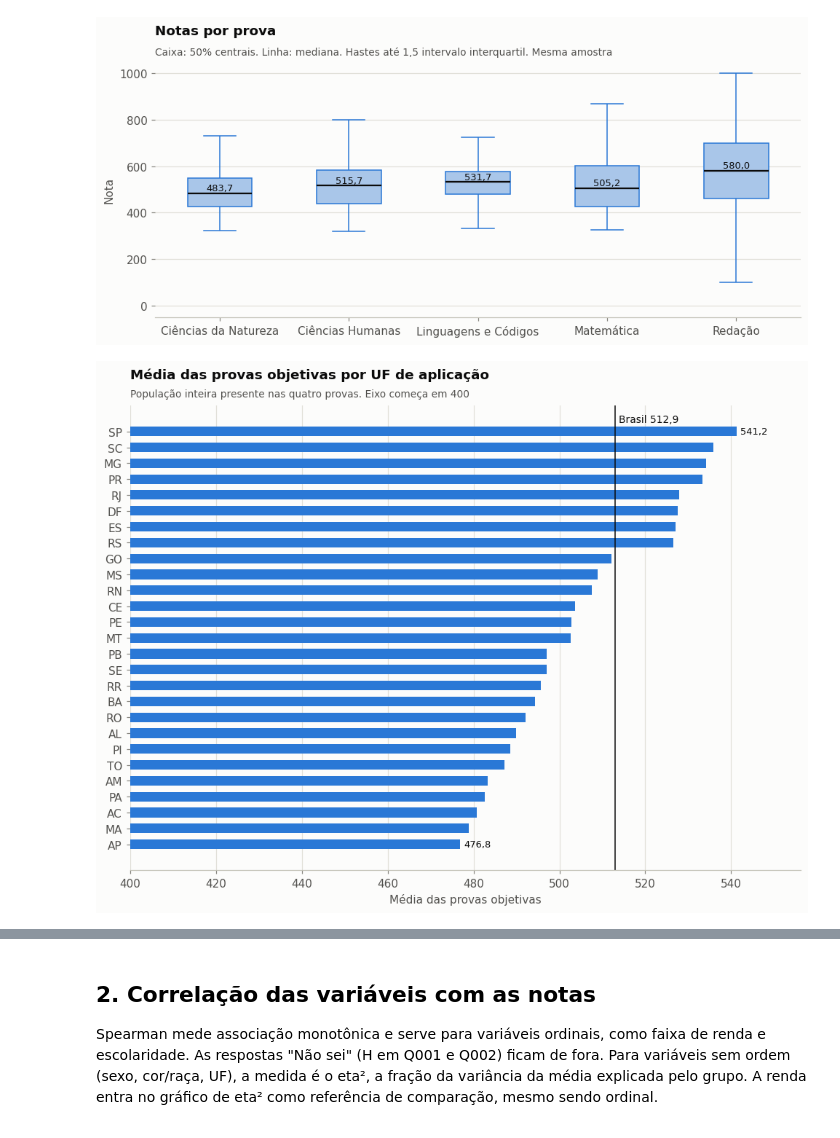
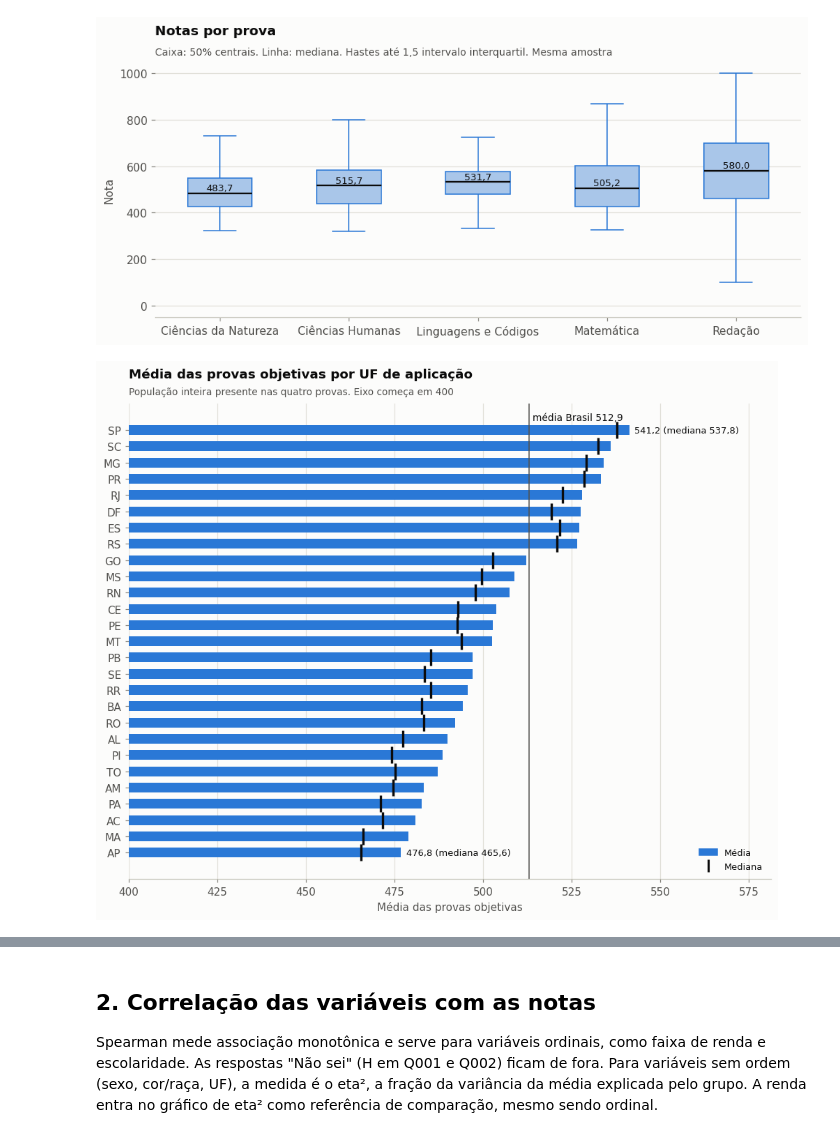
Before and after one commit to RCHRDYv/Teste-Analista-de-Dados-SX, a Jupyter notebook: notebooks/analise_enem_2020.ipynb, the cells around one changed output, grey strips where cells are left out. Cells and saved outputs as stored; diff of their text form; code cells hidden in the pictures.

```diff
--- a/notebooks/analise_enem_2020.ipynb
+++ b/notebooks/analise_enem_2020.ipynb
@@ -111,3 +160,21 @@ amostra = consultar("""
 print(f"Amostra: {len(amostra):,} participantes presentes nas quatro provas")
 # %% [output]
 Amostra: 258,587 participantes presentes nas quatro provas
+# %%
+# Base completa dos presentes nas quatro provas, com os atributos usados nos
+# agrupamentos. Média e mediana por grupo saem desta mesma base.
+base = consultar_grande("""
+    SELECT CAST(f.nu_media_objetivas AS DOUBLE) AS media, f.tp_status_redacao,
+           p.tp_faixa_etaria, p.ds_faixa_etaria, p.ds_sexo, p.ds_cor_raca, p.ds_escola,
+           e.ds_dependencia_adm_esc, l.sg_uf_prova, q.q002, q.q006, q.q024, q.q025
+    FROM fato_participacao f
+    JOIN dim_perfil p ON p.sk_perfil = f.sk_perfil
+    JOIN dim_escola e ON e.sk_escola = f.sk_escola
+    JOIN dim_local_prova l ON l.sk_local_prova = f.sk_local_prova
+    JOIN dim_questionario q ON q.nu_inscricao = f.nu_inscricao
+    WHERE f.nu_media_objetivas IS NOT NULL
+""")
+for coluna in base.columns.drop("media"):
+    base[coluna] = base[coluna].astype("category")
+geral = base["media"].mean()
+print(f"Base completa: {len(base):,} participantes. Média {geral:.2f}, mediana {base['media'].median():.2f}")
@@ -147,26 +221,22 @@ salvar(fig, "02_notas_por_prova")
 # %% [output]
 [figure]
 # %%
-por_uf = consultar("""
-    SELECT l.sg_uf_prova AS uf, COUNT(*) AS participantes, AVG(f.nu_media_objetivas) AS media
-    FROM fato_participacao f JOIN dim_local_prova l ON l.sk_local_prova = f.sk_local_prova
-    WHERE f.nu_media_objetivas IS NOT NULL
-    GROUP BY l.sg_uf_prova ORDER BY media
-""")
-geral = consultar("SELECT AVG(nu_media_objetivas) AS media FROM fato_participacao")["media"].iloc[0]
-fig, ax = plt.subplots(figsize=(9, 7))
-ax.barh(por_uf["uf"], por_uf["media"] - 400, left=400, color=AZUL, height=0.6)
-ax.axvline(geral, color=TINTA, linewidth=1)
-ax.text(geral + 1, len(por_uf) - 0.4, f"Brasil {num(geral)}", fontsize=9, color=TINTA)
-for i, (uf, media) in enumerate(zip(por_uf["uf"], por_uf["media"])):
+por_uf = agregar(base, "sg_uf_prova").sort_values("media")
+fig, ax = plt.subplots(figsize=(9, 7.4))
+barras_com_mediana(ax, por_uf["sg_uf_prova"].astype(str), por_uf["media"], por_uf["mediana"])
+ax.axvline(geral, color=TINTA_SECUNDARIA, linewidth=1)
+ax.text(geral + 1, len(por_uf) - 0.4, f"média Brasil {num(geral)}", fontsize=9, color=TINTA)
+for i, (media, mediana_uf) in enumerate(zip(por_uf["media"], por_uf["mediana"])):
     if i in (0, len(por_uf) - 1):
-        ax.text(media + 1, i, num(media), va="center", fontsize=8.5, color=TINTA)
-ax.set_xlim(400, por_uf["media"].max() + 15)
+        ax.text(max(media, mediana_uf) + 1.5, i, f"{num(media)} (mediana {num(mediana_uf)})",
+                va="center", fontsize=8.5, color=TINTA)
+ax.set_xlim(400, por_uf["media"].max() + 40)
+ax.legend(handles=LEGENDA_BARRAS, loc="lower right", fontsize=8.5)
 ax.grid(axis="x"); ax.grid(axis="y", visible=False)
 ax.set_title("Média das provas objetivas por UF de aplicação")
 subtitulo(ax, "População inteira presente nas quatro provas. Eixo começa em 400")
 ax.set_xlabel("Média das provas objetivas")
 salvar(fig, "03_media_por_uf")
 # %% [output]
-[figure, old version]
+[figure, new version]
 # %%
```
Also changed, not shown: parts of 11 cells of this notebook, 10 other files.
